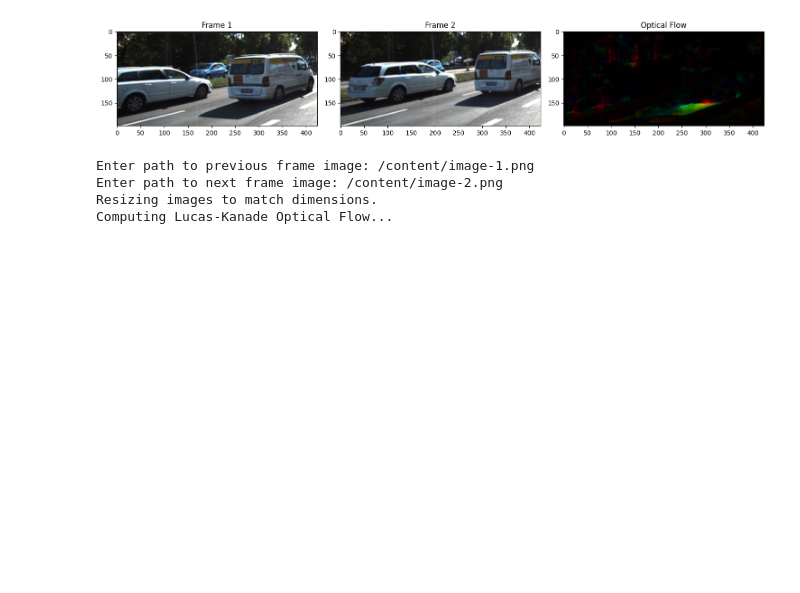
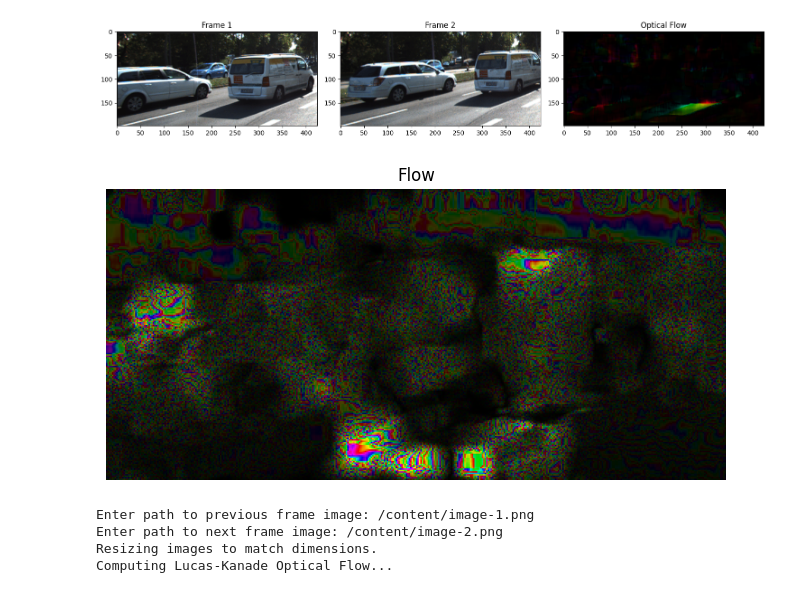
Before and after one commit to nimrashaheen001/Programming_for_AI, a Jupyter notebook: CVassignment3.ipynb, the cells around one changed output. Saved outputs shown, nothing was run; the diff lists cells and outputs as text; code cells hidden in the pictures; blank space fills up the shorter version.

```diff
--- a/CVassignment3.ipynb
+++ b/CVassignment3.ipynb
@@ -483,6 +483,85 @@ Enter the path to the first image: /content/image-1.png
 Enter the path to the second image: /content/image-2.png
 Images have different sizes. Resizing to match first image's dimensions.
 [figure]
+# %%
+import cv2
+import numpy as np
+import matplotlib.pyplot as plt
+
+def flow_to_color(flow, max_flow=None):
+    """
+    Convert optical flow into an RGB image using the Middlebury color code.
+
+    Args:
+        flow (np.ndarray): Optical flow array with shape (H, W, 2), where
+                           flow[..., 0] is flow in X and flow[..., 1] in Y.
+        max_flow (float): Optional scaling value to normalize flow magnitude.
+
+    Returns:
+        np.ndarray: RGB image representing optical flow.
+    """
+    h, w = flow.shape[:2]
+    rgb = np.zeros((h, w, 3), dtype=np.uint8)
+
+    # Calculate magnitude and angle of flow
+    magnitude, angle = cv2.cartToPolar(flow[..., 0], flow[..., 1])
+
+    # Normalize magnitude for color scaling
+    if max_flow is None:
+        max_flow = np.max(magnitude)
+    magnitude = np.clip(magnitude / max_flow, 0, 1)
+
+    # HSV Encoding:
+    hsv = np.zeros((h, w, 3), dtype=np.float32)
+    hsv[..., 0] = angle * 180 / np.pi / 2  # Hue (0-180)
+    hsv[..., 1] = 1.0                      # Full saturation
+    hsv[..., 2] = magnitude                # Value (brightness)
+
+    # Convert HSV to RGB
+    rgb = cv2.cvtColor((hsv * 255).astype(np.uint8), cv2.COLOR_HSV2BGR)
+    return rgb
+
+def compute_optical_flow(image1_path, image2_path):
+    """
+    Compute optical flow between two consecutive frames and visualize it.
+
+    Args:
+        image1_path (str): Path to the first image.
+        image2_path (str): Path to the second image.
+    """
+    # Load grayscale images
+    frame1 = cv2.imread(image1_path, cv2.IMREAD_GRAYSCALE)
+    frame2 = cv2.imread(image2_path, cv2.IMREAD_GRAYSCALE)
+
+    # Validate image loading
+    if frame1 is None or frame2 is None:
+        raise ValueError("Could not read one or both images. Check file paths.")
+
+    # Resize for consistent size (optional)
+    if frame1.shape != frame2.shape:
+        frame2 = cv2.resize(frame2, (frame1.shape[1], frame1.shape[0]))
+
+    # Compute dense optical flow using Farneback method
+    flow = cv2.calcOpticalFlowFarneback(frame1, frame2, None, 0.5, 3, 15, 3, 5, 1.2, 0)
+
+    # Convert flow to color
+    flow_rgb = flow_to_color(flow)
+
+    # Plot and display
+    plt.figure(figsize=(8, 8))
+    plt.imshow(cv2.cvtColor(flow_rgb, cv2.COLOR_BGR2RGB))  # Display in RGB format
+    plt.title("Flow")
+    plt.axis('off')
+    plt.show()
+
+if __name__ == "__main__":
+    # Provide paths to two consecutive images
+    image1_path = 'image-1.png'  # Path to the first frame
+    image2_path = 'image-2.png'  # Path to the second frame
+
+    compute_optical_flow(image1_path, image2_path)
+# %% [output]
+[figure, added]
 # %%
 import numpy as np
 import cv2
```
